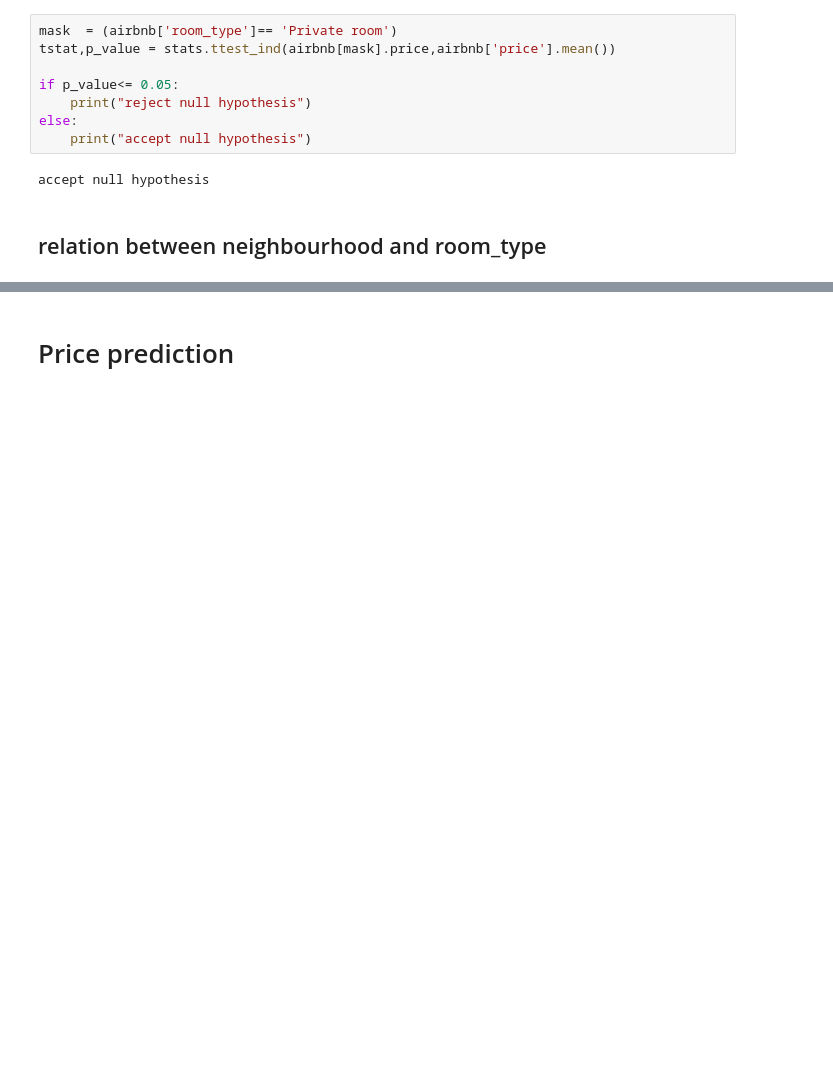
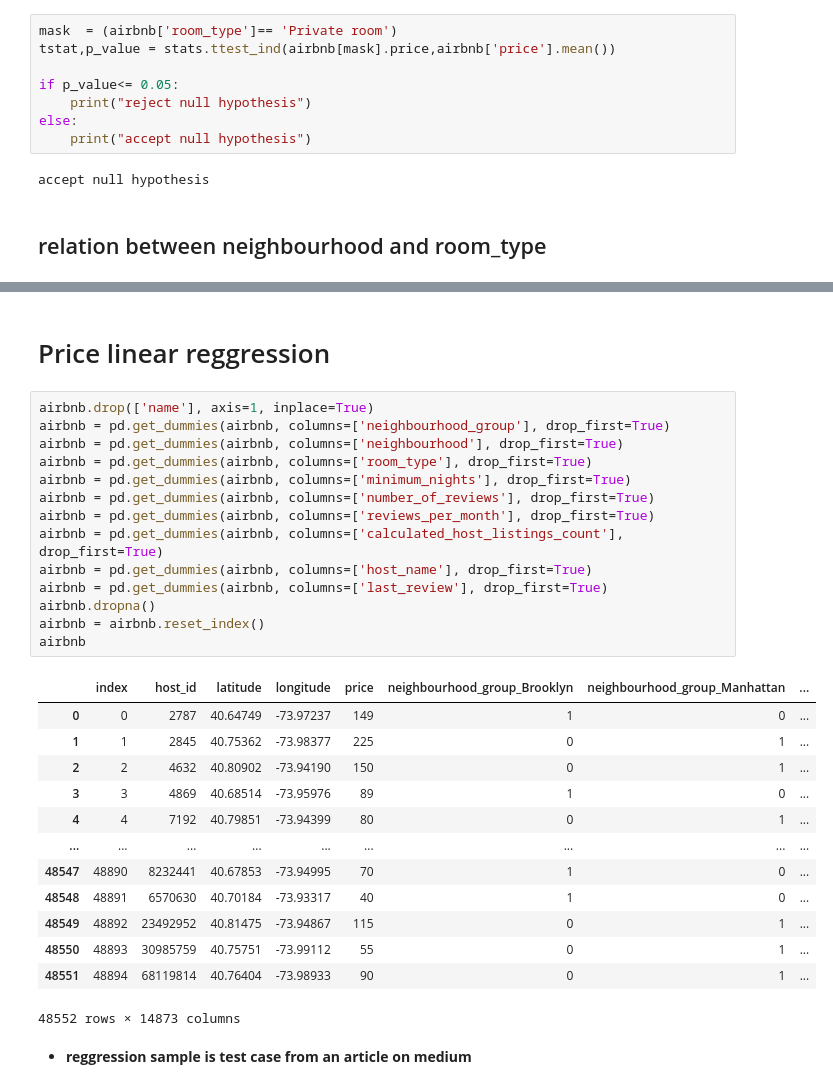
Before and after one commit to alisharifi2000/CS-SBU-eDataMining-MSc-2022, a Jupyter notebook: submits/400422048/project1/Airbnb.ipynb, the cells around one changed output, grey strips where cells are left out. Drawn from its saved outputs; the diff is of its cells as text; blank space fills up the shorter version.

Commit message:
airbnb dataset finalized

```diff
--- a/submits/400422048/project1/Airbnb.ipynb
+++ b/submits/400422048/project1/Airbnb.ipynb
@@ -306,4 +308,34 @@ Staten Island                    176           188            9
 ________________________________________________
 There is a relation between neighbourhood and room_type
 # %% [markdown]
-# Price prediction
+# Price linear reggression
+# %%
+airbnb.drop(['name'], axis=1, inplace=True)
+airbnb = pd.get_dummies(airbnb, columns=['neighbourhood_group'], drop_first=True)
+airbnb = pd.get_dummies(airbnb, columns=['neighbourhood'], drop_first=True)
+airbnb = pd.get_dummies(airbnb, columns=['room_type'], drop_first=True)
+airbnb = pd.get_dummies(airbnb, columns=['minimum_nights'], drop_first=True)
+airbnb = pd.get_dummies(airbnb, columns=['number_of_reviews'], drop_first=True)
+airbnb = pd.get_dummies(airbnb, columns=['reviews_per_month'], drop_first=True)
+airbnb = pd.get_dummies(airbnb, columns=['calculated_host_listings_count'], drop_first=True)
+airbnb = pd.get_dummies(airbnb, columns=['host_name'], drop_first=True)
+airbnb = pd.get_dummies(airbnb, columns=['last_review'], drop_first=True)
+airbnb.dropna()
+airbnb = airbnb.reset_index()
+airbnb
+# %% [output]
+|  | index | host_id | latitude | longitude | price | neighbourhood_group_Brooklyn | neighbourhood_group_Manhattan | ... |
+| 0 | 0 | 2787 | 40.64749 | -73.97237 | 149 | 1 | 0 | ... |
+| 1 | 1 | 2845 | 40.75362 | -73.98377 | 225 | 0 | 1 | ... |
+| 2 | 2 | 4632 | 40.80902 | -73.94190 | 150 | 0 | 1 | ... |
+| 3 | 3 | 4869 | 40.68514 | -73.95976 | 89 | 1 | 0 | ... |
+| 4 | 4 | 7192 | 40.79851 | -73.94399 | 80 | 0 | 1 | ... |
+| ... | ... | ... | ... | ... | ... | ... | ... | ... |
+| 48547 | 48890 | 8232441 | 40.67853 | -73.94995 | 70 | 1 | 0 | ... |
+| 48548 | 48891 | 6570630 | 40.70184 | -73.93317 | 40 | 1 | 0 | ... |
+| 48549 | 48892 | 23492952 | 40.81475 | -73.94867 | 115 | 0 | 1 | ... |
+| 48550 | 48893 | 30985759 | 40.75751 | -73.99112 | 55 | 0 | 1 | ... |
+| 48551 | 48894 | 68119814 | 40.76404 | -73.98933 | 90 | 0 | 1 | ... |
+48552 rows × 14873 columns
+# %% [markdown]
+  * **reggression sample is test case from an article on medium**
```
Also changed, not shown: parts of 13 cells of this notebook.
